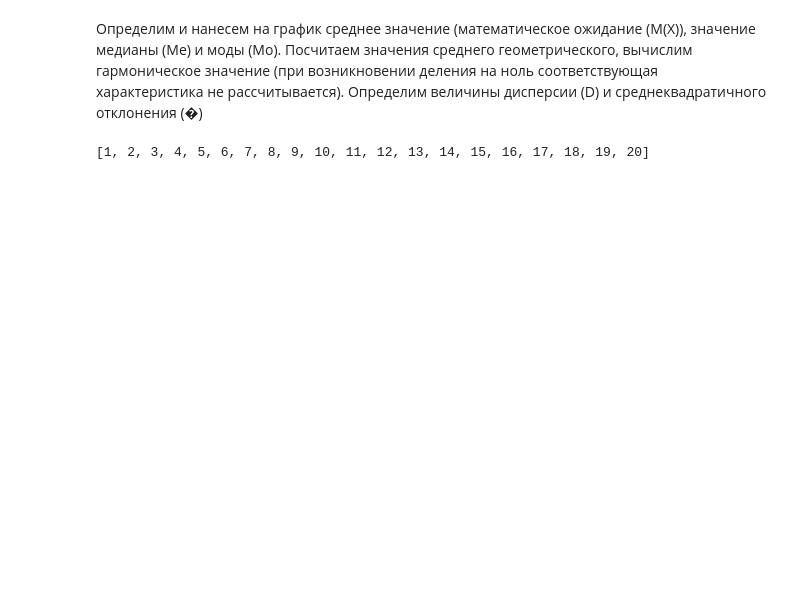
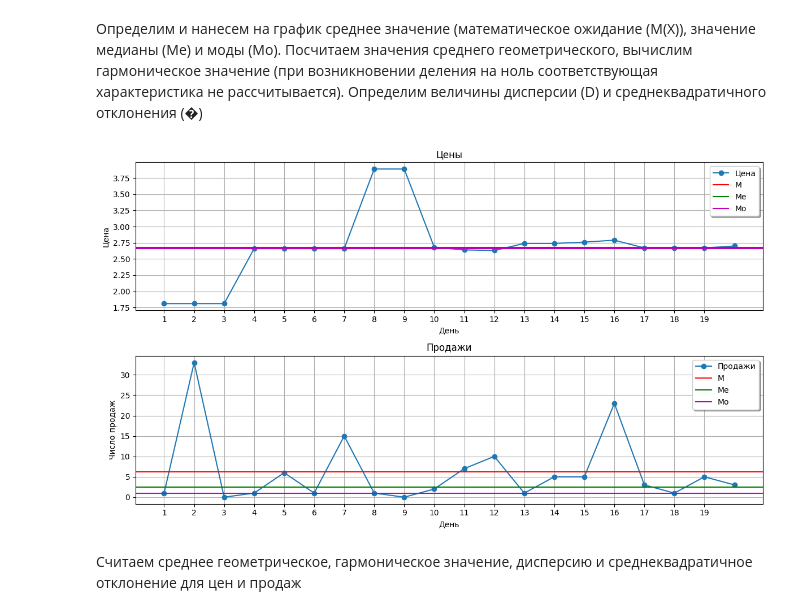
Before and after one commit to BVyaches/MLPerm, a Jupyter notebook: MathAnalysis.ipynb, the cells around one changed output. Drawn from its saved outputs; the diff is of its cells as text; code cells hidden in the pictures; blank space fills up the shorter version.

```diff
--- a/MathAnalysis.ipynb
+++ b/MathAnalysis.ipynb
@@ -51,6 +50,31 @@ fig.tight_layout()
 значение (при возникновении деления на ноль соответствующая характеристика не рассчитывается).
 Определим величины дисперсии (D) и среднеквадратичного отклонения (�)
 # %%
-print(dates)
+n = len(prices)
+prices_sorted = sorted(prices)
+sales_sorted = sorted(sales)
+M_price = sum(prices) / len(prices)
+M_sales = sum(sales) / len(sales)
+
+Me_price = (prices_sorted[n // 2 - 2] + prices_sorted[n // 2 - 1]) / 2
+Me_sales = (sales_sorted[n // 2 - 2] + sales_sorted[n // 2 - 1]) / 2
+
+Mo_price = max(prices, key=prices.count)
+Mo_sales = max(sales, key=sales.count)
+# Отображаем выведенные значения на графике
+price_plot.axhline(y=M_price, color='r', label='M')
+price_plot.axhline(y=Me_price, color='g', label='Me')
+price_plot.axhline(y=Mo_price, color='m', label='Mo')
+
+sales_plot.axhline(y=M_sales, color='r', label='M')
+sales_plot.axhline(y=Me_sales, color='g', label='Me')
+sales_plot.axhline(y=Mo_sales, color='m', label='Mo')
+
+price_plot.legend(fontsize=10, shadow=True)
+sales_plot.legend(fontsize=10, shadow=True)
+fig.tight_layout()
+fig
 # %% [output]
-[1, 2, 3, 4, 5, 6, 7, 8, 9, 10, 11, 12, 13, 14, 15, 16, 17, 18, 19, 20]
+[figure, added]
+# %% [markdown]
+Считаем среднее геометрическое, гармоническое значение, дисперсию и среднеквадратичное отклонение для цен и продаж
```
Also changed, not shown: parts of 5 cells of this notebook, 1 other file.
